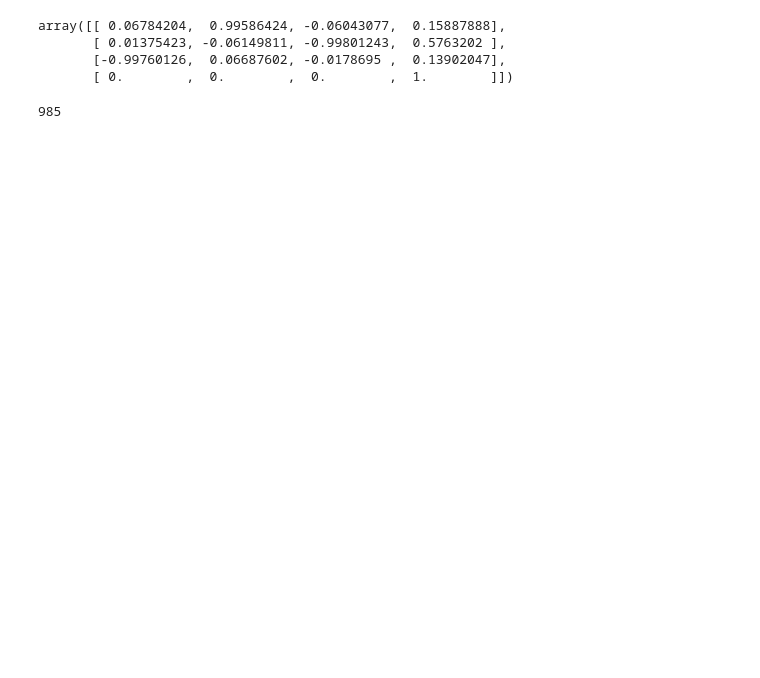
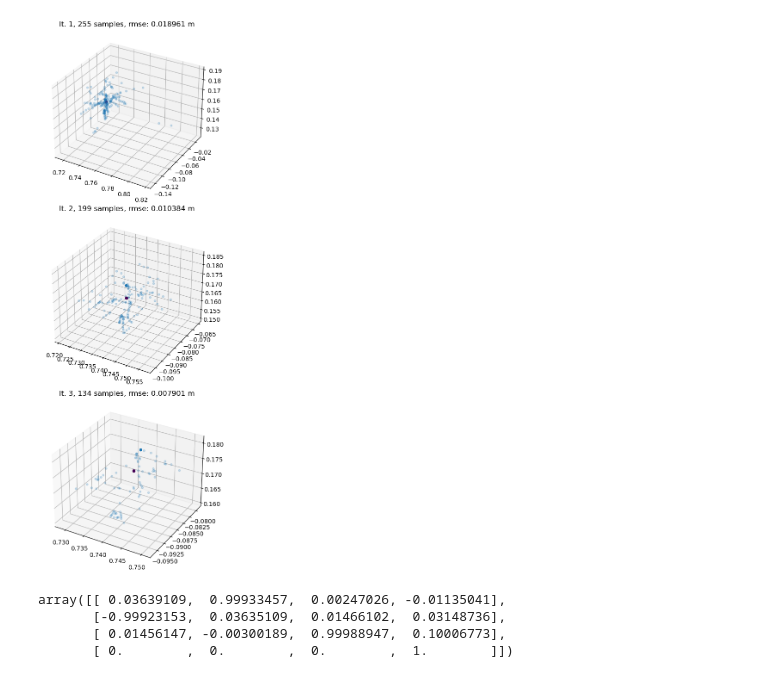
Before and after one commit to AleNarder/Sherlock, a Jupyter notebook: notebooks/hand_eye.ipynb, the cells around one changed output. Saved outputs shown, nothing was run; the diff lists cells and outputs as text; code cells hidden in the pictures; blank space fills up the shorter version.

```diff
--- a/notebooks/hand_eye.ipynb
+++ b/notebooks/hand_eye.ipynb
@@ -16,0 +212,7 @@ array([[-0.0009276 ],
+# %%
+errs = []
+
+for i in range(0, target2base_hss.shape[0], 1):
+    rots   = target2base_hss[i, :, :3, :3]
+    center = compute_average_quaternion(rots)
+    errors_deg = compute_rotation_errors_deg(center, rots)
@@ -16,0 +221,8 @@ array([[-0.0009276 ],
+# %%
+print("Results")
+print("=" * 10)
+for i, mse in enumerate(errs):
+    print(CALIB_HAND_EYE_METHODS[i] + ":", mse, "mm^2")
+print("=" * 10)
+best_idx = np.argmin(errs)
+print("best:", CALIB_HAND_EYE_METHODS[best_idx], mses[best_idx])
@@ -17,9 +238,40 @@ array([[-0.0009276 ],
+# %%
+mses    = []
+ptss    = []
+centers = []
+
+for i in range(1, 4):
+    mse    = np.load(f"/calibration/data/hand_eye/processing/it_{i}/best_mse.npy")
+    pts    = np.load(f"/calibration/data/hand_eye/processing/it_{i}/best_pts.npy")
+    center = np.load(f"/calibration/data/hand_eye/processing/it_{i}/best_center.npy")
+
+    mses.append(mse)
+    ptss.append(pts)
+    centers.append(center)
+# %%
+import math
+fig, axs = plt.subplots(3, 1, subplot_kw={'projection': '3d'}, figsize=(13, 13))
+mses     = [0.00035953428456303015, 0.00010782372452725206, 6.24219834231458E-5 ]
+samples  = [255, 199, 134]
+for i in range(0, 3):
+    center     = centers[i]
+    ax_inliers = axs[i]
+    points_3d  = ptss[i]
+    ax_inliers.scatter(points_3d[:, 0], points_3d[:, 1], points_3d[:, 2], s=10, marker='o', alpha=0.2, zorder=-1)
+    ax_inliers.scatter(center[0], center[1], center[2], marker = 'o', alpha=1, c=3, zorder=2)
+    ax_inliers.set_title(f"It. {i + 1}, {samples[i]} samples, rmse: {round(math.sqrt(mses[i]), 6)} m")
+# Adjust layout for better spacing
+plt.tight_layout()
+
+# Display the plots
+plt.show()
+# %% [output]
+[figure, added]
 # %%
-he1 = np.load("../data/hand_eye/h.npy")
+best_h = np.load("/calibration/data/hand_eye/processing/it_3/best_eye2hand_h.npy")
+best_h
+# %% [output]
+array([[ 0.03639109,  0.99933457,  0.00247026, -0.01135041],
+       [-0.99923153,  0.03635109,  0.01466102,  0.03148736],
+       [ 0.01456147, -0.00300189,  0.99988947,  0.10006773],
+       [ 0.        ,  0.        ,  0.        ,  1.        ]])
-# %%
-he1
-# %% [output]
-array([[ 0.06784204,  0.99586424, -0.06043077,  0.15887888],
-       [ 0.01375423, -0.06149811, -0.99801243,  0.5763202 ],
-       [-0.99760126,  0.06687602, -0.0178695 ,  0.13902047],
-       [ 0.        ,  0.        ,  0.        ,  1.        ]])
@@ -28,4 +277,0 @@ poses = np.load("../data/hand_eye/poses.npy")
-# %%
-len(frames)
-# %% [output]
-985
```
Also changed, not shown: parts of 20 cells of this notebook, 2 other files.
